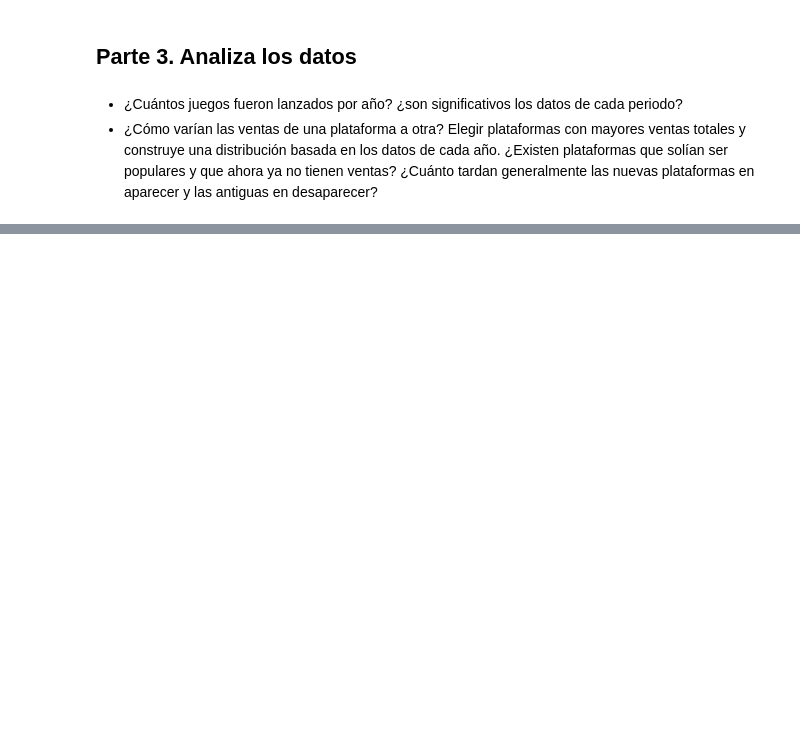
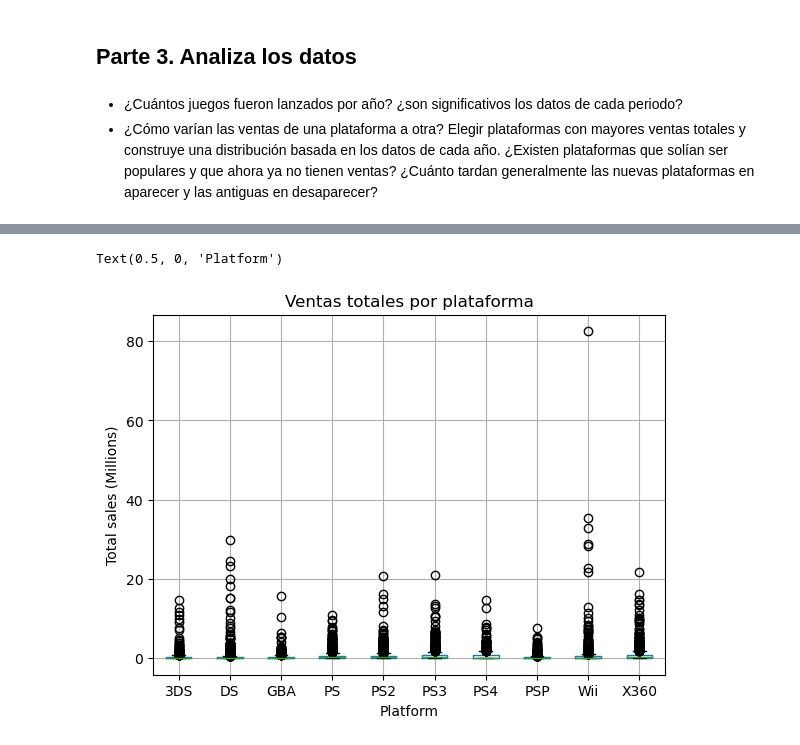
Before and after one commit to evelyn-data/proyecto_integrado, a Jupyter notebook: proyecto_games.ipynb, the cells around one changed output, grey strips where cells are left out. Drawn from its saved outputs; the diff is of its cells as text; code cells hidden in the pictures; blank space fills up the shorter version.

```diff
--- a/proyecto_games.ipynb
+++ b/proyecto_games.ipynb
@@ -299,0 +362,10 @@ plt.show()
+# %%
+games_2.boxplot(column= 'total_sales', by= 'platform')
+
+plt.title('Ventas totales por plataforma')
+plt.suptitle('')
+plt.ylabel('Total sales (Millions)')
+plt.xlabel('Platform')
+# %% [output]
+Text(0.5, 0, 'Platform')
+[figure, added]
```
Also changed, not shown: parts of 34 cells of this notebook.
